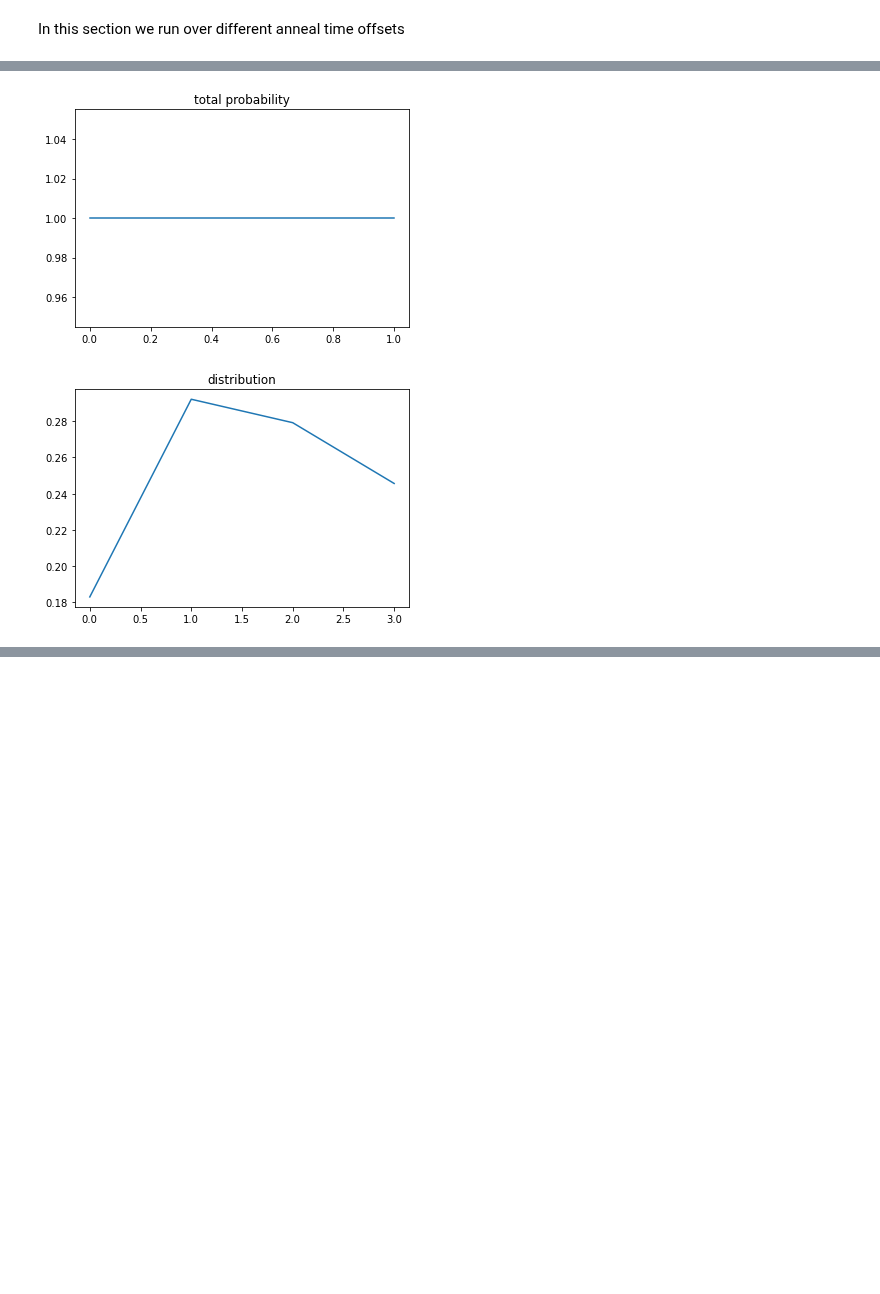
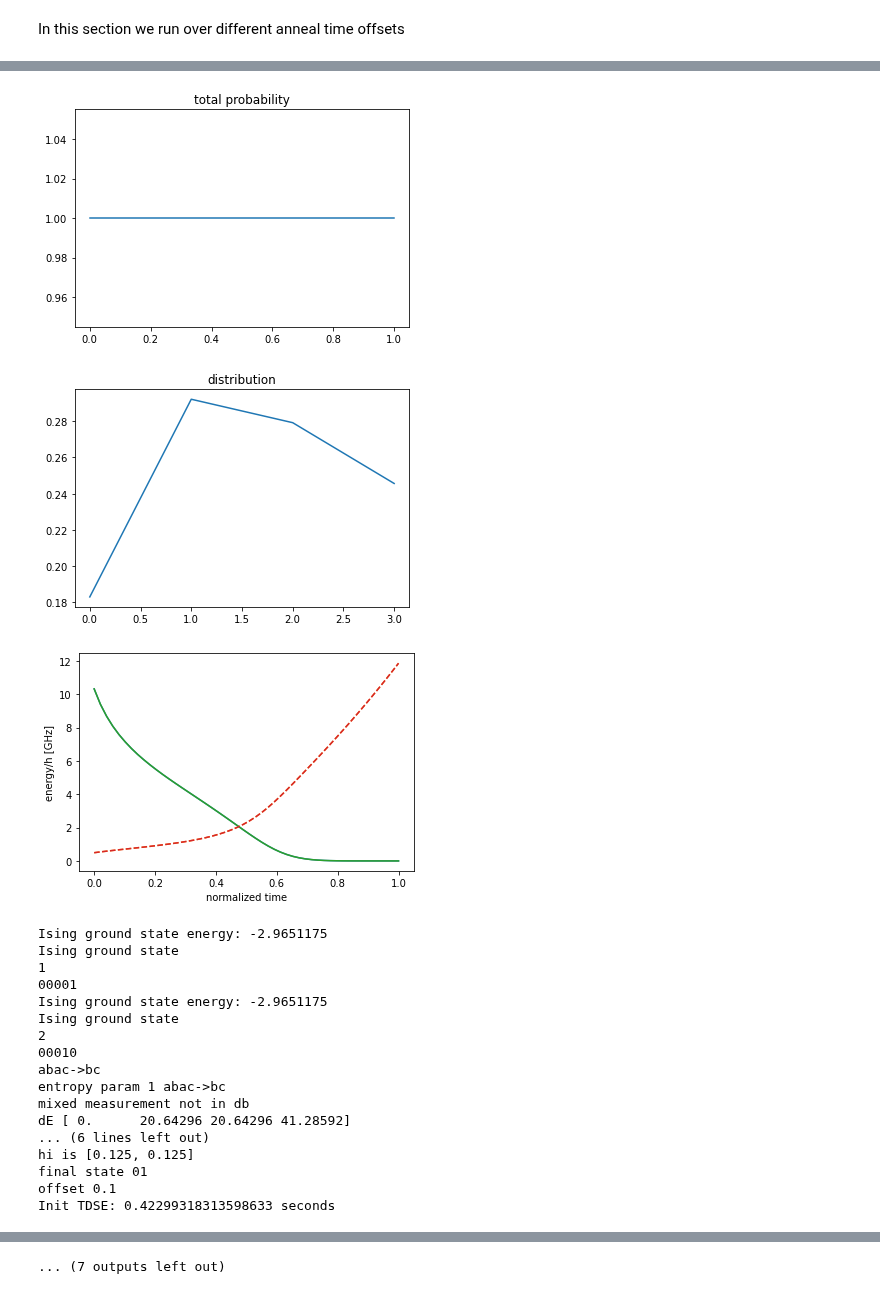
Before and after one commit to cchang5/quantum_linear_programming, a Jupyter notebook: notebooks/tdse_offset_check.ipynb, the cells around one changed output, grey strips where cells are left out. Saved outputs shown, nothing was run; the diff lists cells and outputs as text; code cells hidden in the pictures; blank space fills up the shorter version.

Commit message:
fix test_offset

```diff
--- a/notebooks/tdse_offset_check.ipynb
+++ b/notebooks/tdse_offset_check.ipynb
@@ -141,7 +141,7 @@ In this section we run over different anneal time offsets
 
 # brute force solving time-dependent schrodinger equation to simulate quantum annealing for small systems
 result = dict()
-offset_min_list = [-0.1]
+offset_min_list = [-0.1, 0, 0.1]
 Aoffset = 0
 
 for offset_min in offset_min_list:
@@ -372,4 +369,22 @@ final state 01
 [figure]
 [figure]
 [figure]
 [figure]
+[figure, added]
+Ising ground state energy: -2.9651175
+Ising ground state
+1
+00001
+Ising ground state energy: -2.9651175
+Ising ground state
+2
+00010
+abac->bc
+entropy param 1 abac->bc
+mixed measurement not in db
+dE [ 0.      20.64296 20.64296 41.28592]
+... (6 lines left out)
+hi is [0.125, 0.125]
+final state 01
+offset 0.1
+Init TDSE: 0.42299318313598633 seconds
@@ -375,0 +394 @@ final state 01
+... (7 outputs left out)
```
Also changed, not shown: parts of 7 cells of this notebook, 1 other file.
